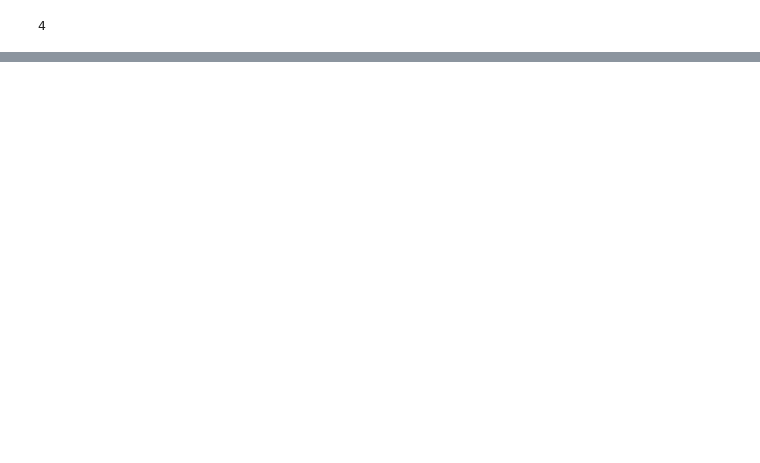
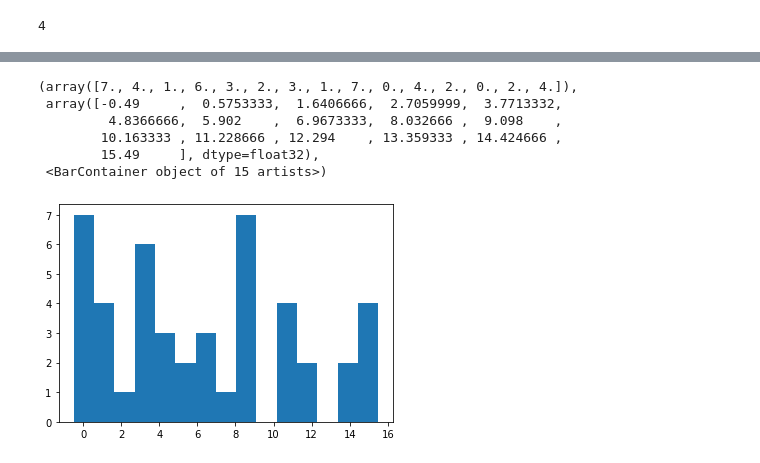
Before and after one commit to alexkocev/iarchitect, a Jupyter notebook: notebooks/Trainer2D.ipynb, the cells around one changed output, grey strips where cells are left out. Cells and saved outputs as stored; diff of their text form; code cells hidden in the pictures; blank space fills up the shorter version.

```diff
--- a/notebooks/Trainer2D.ipynb
+++ b/notebooks/Trainer2D.ipynb
@@ -177,0 +303,3 @@ agent = ddpg_iarch.agent_factory(
+# %%
+result = replay_buffer.gather_all()
+result
@@ -177,0 +324,10 @@ agent = ddpg_iarch.agent_factory(
+# %%
+plt.hist(result.action.numpy().reshape((-1,)),bins=15)
+# %% [output]
+(array([7., 4., 1., 6., 3., 2., 3., 1., 7., 0., 4., 2., 0., 2., 4.]),
+ array([-0.49     ,  0.5753333,  1.6406666,  2.7059999,  3.7713332,
+         4.8366666,  5.902    ,  6.9673333,  8.032666 ,  9.098    ,
+        10.163333 , 11.228666 , 12.294    , 13.359333 , 14.424666 ,
+        15.49     ], dtype=float32),
+ <BarContainer object of 15 artists>)
+[figure, added]
```
Also changed, not shown: parts of 33 cells of this notebook, 4 other files.
